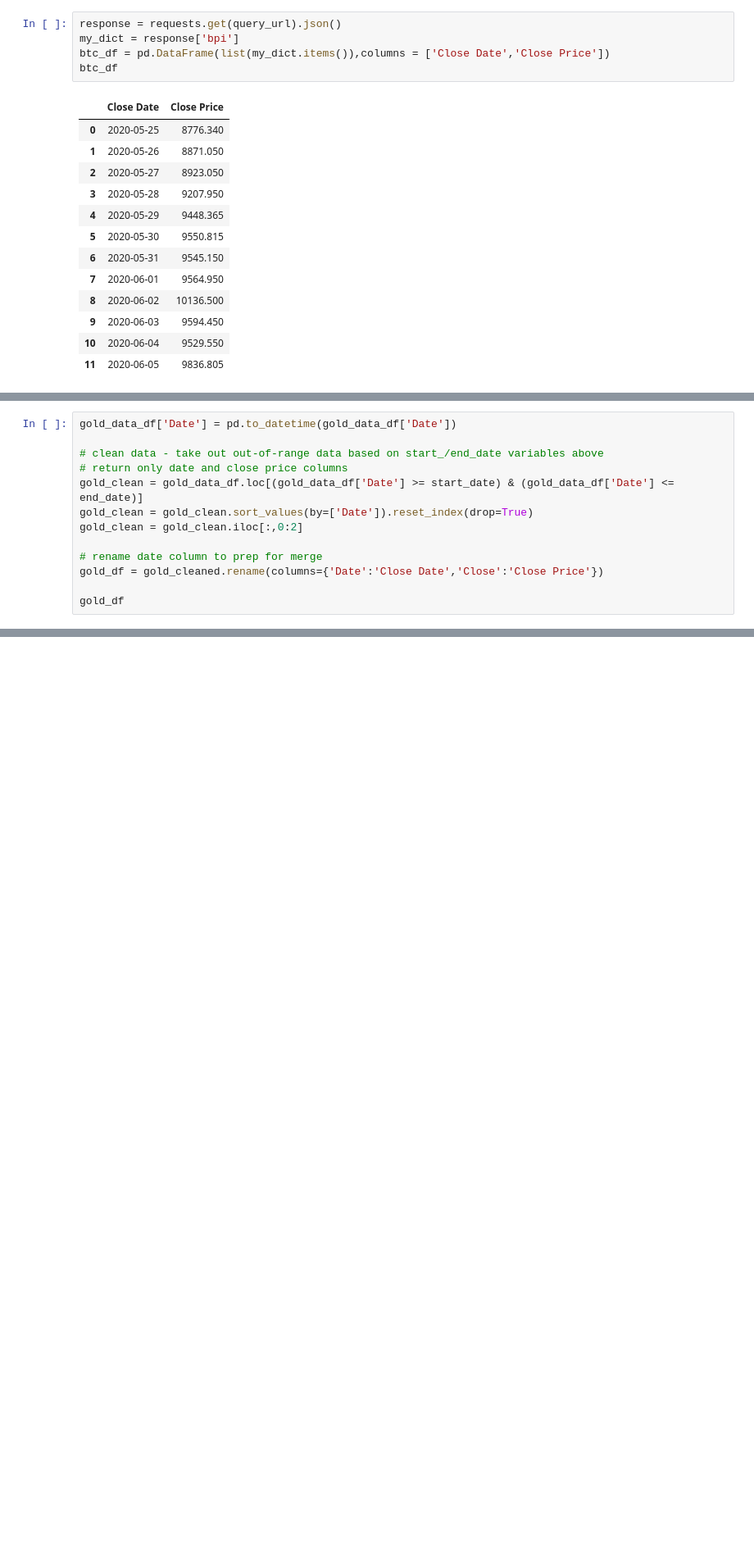
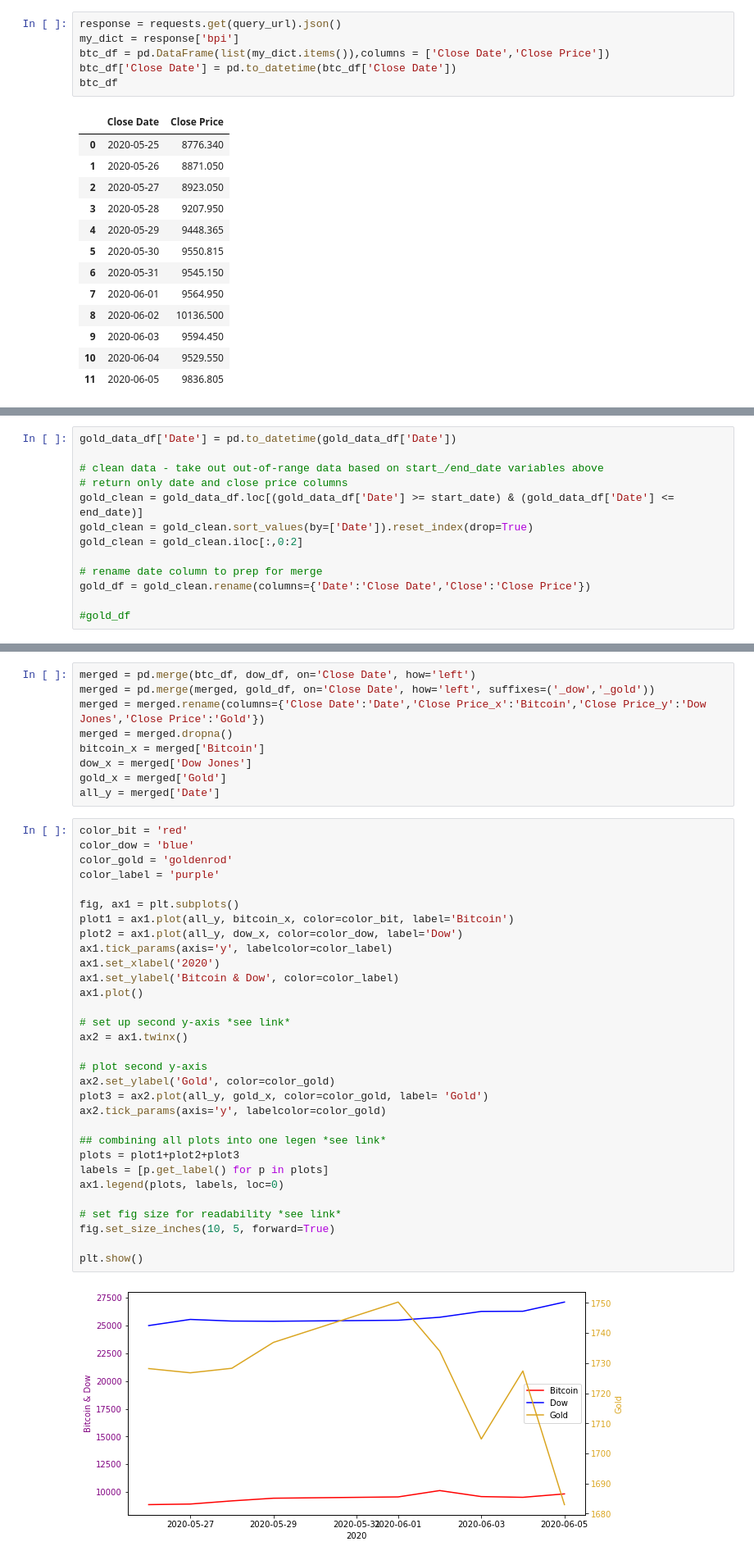
Before and after one commit to darrenr10/Project_1, a Jupyter notebook: Darren's Project 1.ipynb, the cells around one changed output, grey strips where cells are left out. Shown: that part at 82% size. Cells and saved outputs as stored; diff of their text form; blank space fills up the shorter version.

Commit message:
Graph

```diff
--- a/Darren's Project 1.ipynb
+++ b/Darren's Project 1.ipynb
@@ -51,6 +51,7 @@ pprint(requests.get(query_url).json())
 response = requests.get(query_url).json()
 my_dict = response['bpi']
 btc_df = pd.DataFrame(list(my_dict.items()),columns = ['Close Date','Close Price'])
+btc_df['Close Date'] = pd.to_datetime(btc_df['Close Date'])
 btc_df
 # %% [output]
 |  | Close Date | Close Price |
@@ -95,6 +97,6 @@ gold_clean = gold_clean.sort_values(by=['Date']).reset_index(drop=True)
 gold_clean = gold_clean.iloc[:,0:2]
 
 # rename date column to prep for merge
-gold_df = gold_cleaned.rename(columns={'Date':'Close Date','Close':'Close Price'})
+gold_df = gold_clean.rename(columns={'Date':'Close Date','Close':'Close Price'})
 
-gold_df
+#gold_df
@@ -116,0 +103,42 @@ ValueError: You are trying to merge on object and datetime64[ns] columns. If you
+# %%
+merged = pd.merge(btc_df, dow_df, on='Close Date', how='left')
+merged = pd.merge(merged, gold_df, on='Close Date', how='left', suffixes=('_dow','_gold'))
+merged = merged.rename(columns={'Close Date':'Date','Close Price_x':'Bitcoin','Close Price_y':'Dow Jones','Close Price':'Gold'})
+merged = merged.dropna()
+bitcoin_x = merged['Bitcoin']
+dow_x = merged['Dow Jones']
+gold_x = merged['Gold']
+all_y = merged['Date']
+# %%
+color_bit = 'red'
+color_dow = 'blue'
+color_gold = 'goldenrod'
+color_label = 'purple'
+
+fig, ax1 = plt.subplots()
+plot1 = ax1.plot(all_y, bitcoin_x, color=color_bit, label='Bitcoin')
+plot2 = ax1.plot(all_y, dow_x, color=color_dow, label='Dow')
+ax1.tick_params(axis='y', labelcolor=color_label)
+ax1.set_xlabel('2020')
+ax1.set_ylabel('Bitcoin & Dow', color=color_label)
+ax1.plot()
+
+# set up second y-axis *see link*
+ax2 = ax1.twinx()
+
+# plot second y-axis
+ax2.set_ylabel('Gold', color=color_gold)
+plot3 = ax2.plot(all_y, gold_x, color=color_gold, label= 'Gold')
+ax2.tick_params(axis='y', labelcolor=color_gold)
+
+## combining all plots into one legen *see link*
+plots = plot1+plot2+plot3
+labels = [p.get_label() for p in plots]
+ax1.legend(plots, labels, loc=0)
+
+# set fig size for readability *see link*
+fig.set_size_inches(10, 5, forward=True)
+
+plt.show()
+# %% [output]
+[figure, added]
```
Also changed, not shown: parts of 7 cells of this notebook.
